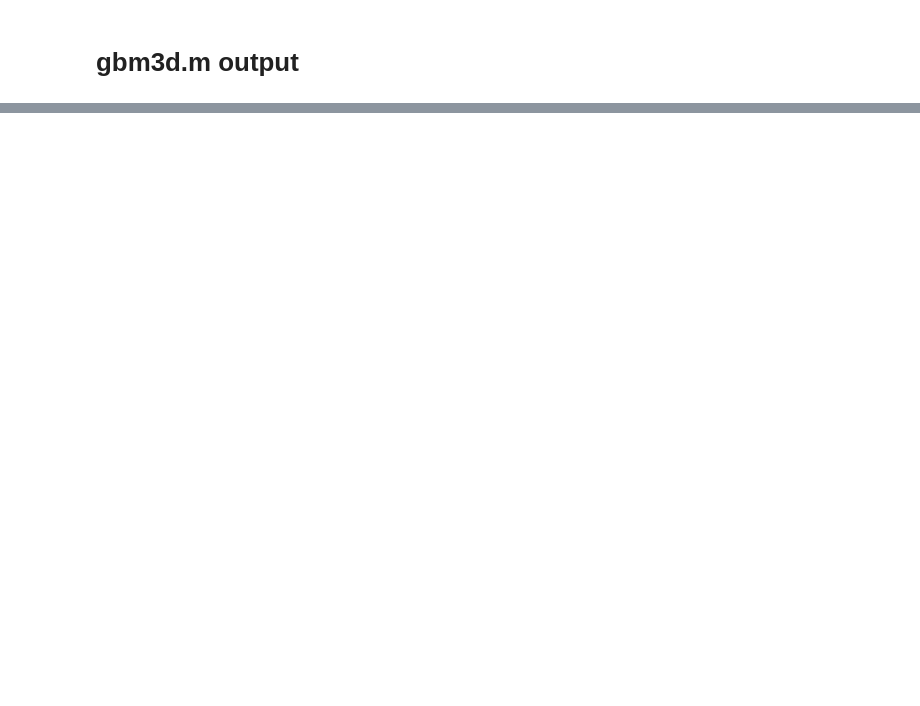
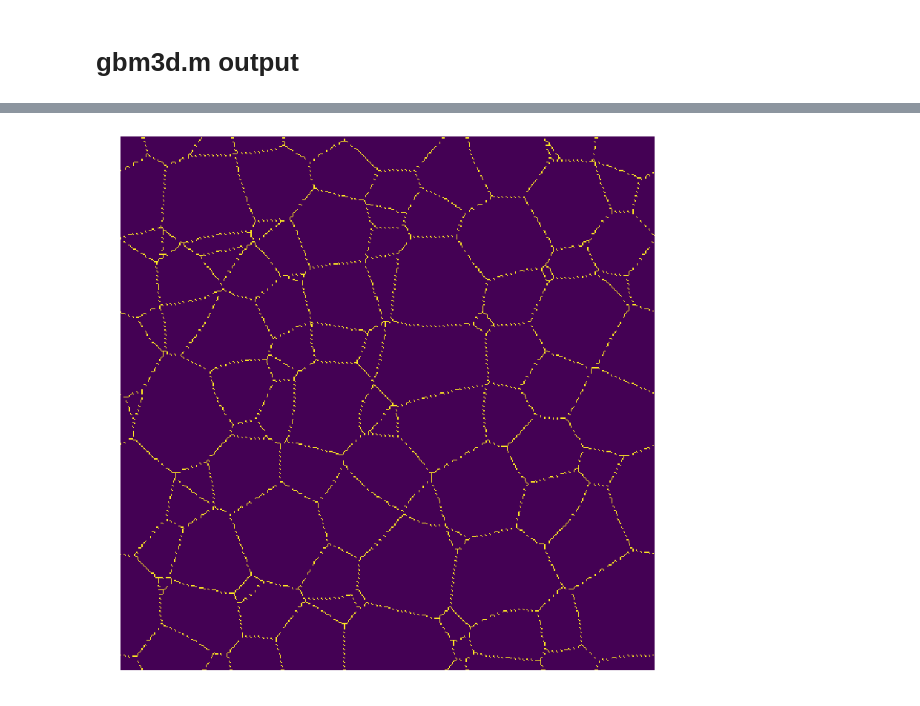
Before and after one commit to asazo/thesis, a Jupyter notebook: scripts/check_output.ipynb, the cells around one changed output, grey strips where cells are left out. Saved outputs shown, nothing was run; the diff lists cells and outputs as text; code cells hidden in the pictures; blank space fills up the shorter version.

```diff
--- a/scripts/check_output.ipynb
+++ b/scripts/check_output.ipynb
@@ -41,0 +123,10 @@ plt.show()
+# %%
+fig = plt.figure(figsize=(10,10))
+plt.imshow(skt[::-1])
+plt.axis("off")
+plt.subplots_adjust(top = 1, bottom = 0, right = 1, left = 0,
+            hspace = 0, wspace = 0)
+plt.savefig("example2.png", box_inches='tight', dpi=100,)
+plt.show()
+# %% [output]
+[figure, added]
```
Also changed, not shown: parts of 12 cells of this notebook.
